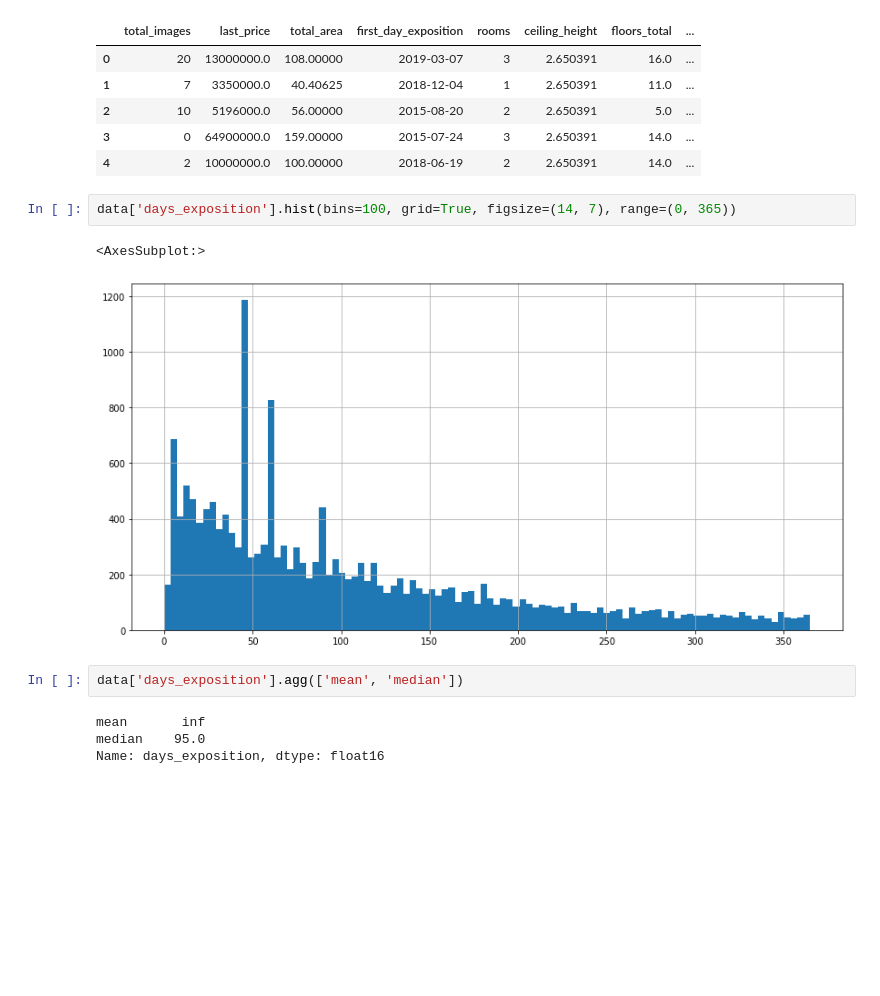
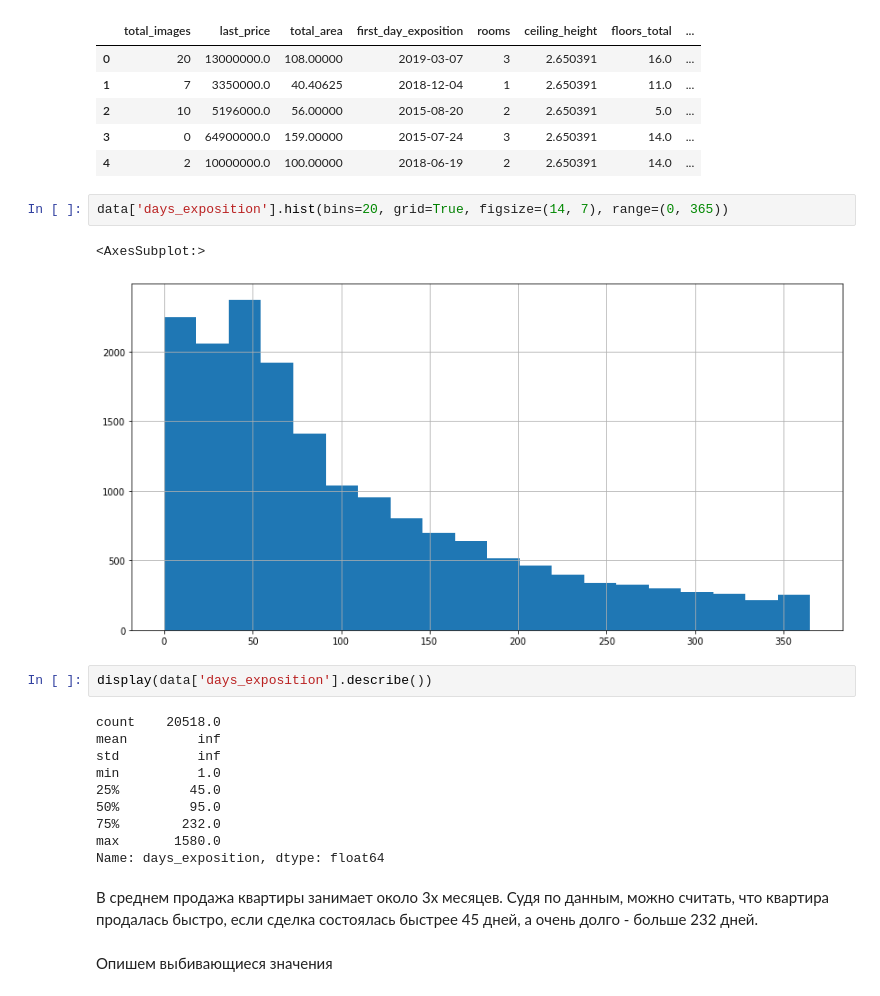
Before and after one commit to versus666jzx/practicum_ds, a Jupyter notebook: market_value_of_real_estate_research/notebooks/market_price.ipynb, the cells around one changed output. Drawn from its saved outputs; the diff is of its cells as text; blank space fills up the shorter version.

```diff
--- a/market_value_of_real_estate_research/notebooks/market_price.ipynb
+++ b/market_value_of_real_estate_research/notebooks/market_price.ipynb
@@ -441,13 +456,24 @@ data.head()
 | 3 | 0 | 64900000.0 | 159.00000 | 2015-07-24 | 3 | 2.650391 | 14.0 | ... |
 | 4 | 2 | 10000000.0 | 100.00000 | 2018-06-19 | 2 | 2.650391 | 14.0 | ... |
 # %%
-data['days_exposition'].hist(bins=100, grid=True, figsize=(14, 7), range=(0, 365))
+data['days_exposition'].hist(bins=20, grid=True, figsize=(14, 7), range=(0, 365))
 # %% [output]
 <AxesSubplot:>
-[figure, old version]
+[figure, new version]
-# %%
-data['days_exposition'].agg(['mean', 'median'])
-# %% [output]
-mean       inf
-median    95.0
-Name: days_exposition, dtype: float16
+# %%
+display(data['days_exposition'].describe())
+# %% [output]
+count    20518.0
+mean         inf
+std          inf
+min          1.0
+25%         45.0
+50%         95.0
+75%        232.0
+max       1580.0
+Name: days_exposition, dtype: float64
+# %% [markdown]
+В среднем продажа квартиры занимает около 3х месяцев.
+Судя по данным, можно считать, что квартира продалась быстро, если сделка состоялась быстрее 45 дней, а очень долго - больше 232 дней.
+# %% [markdown]
+Опишем выбивающиеся значения
```
Also changed, not shown: parts of 8 cells of this notebook.
